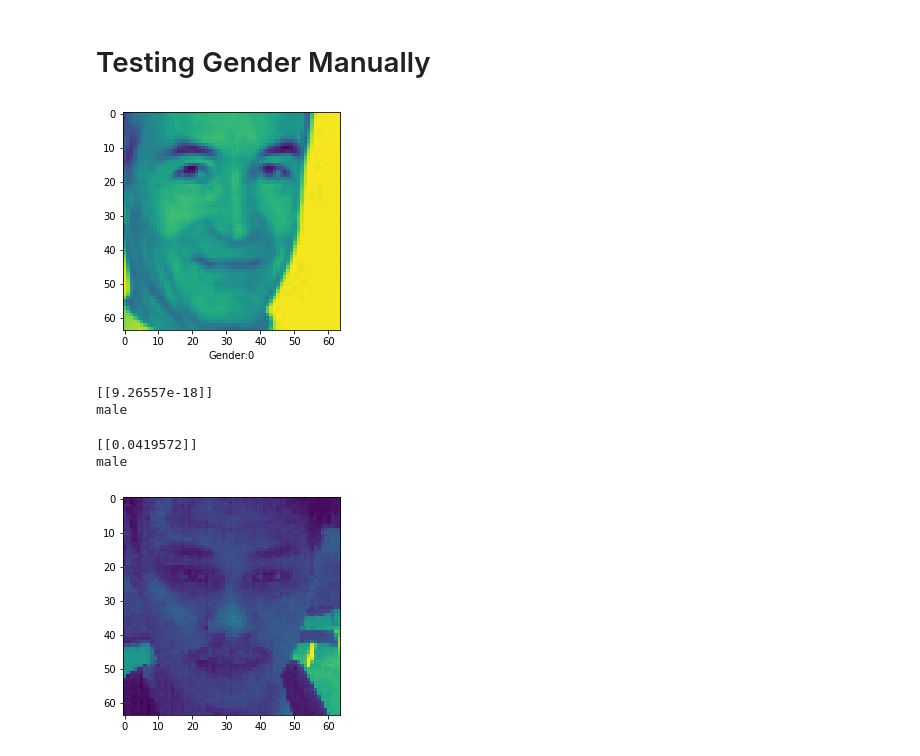
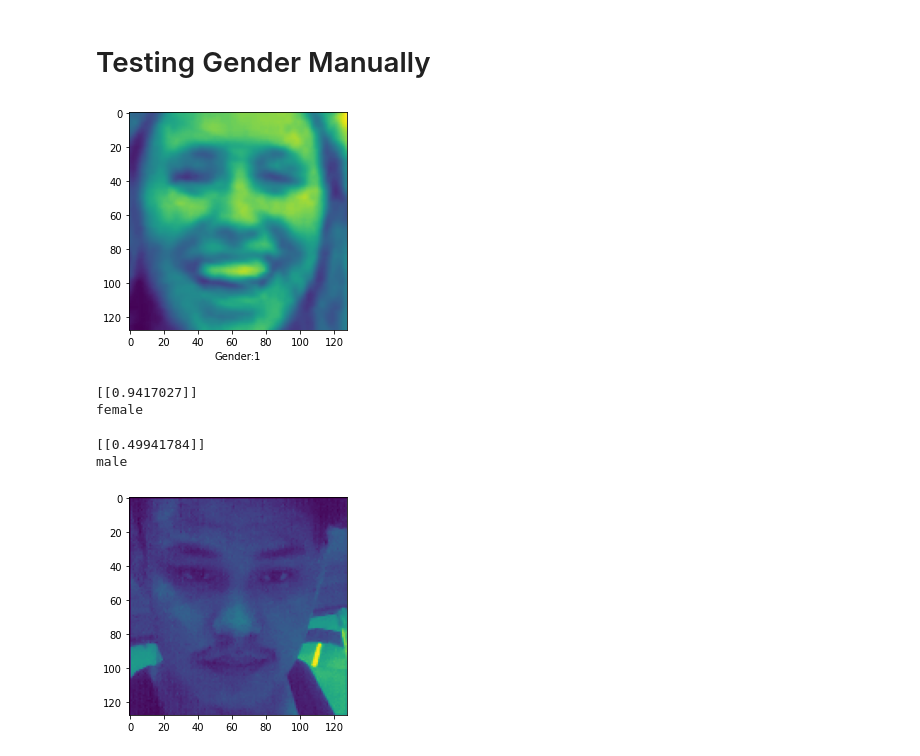
Before and after one commit to Uramud/age-and-gender-detection, a Jupyter notebook: Untitled1.ipynb, the cells around one changed output. Drawn from its saved outputs; the diff is of its cells as text; code cells hidden in the pictures.

```diff
--- a/Untitled1.ipynb
+++ b/Untitled1.ipynb
@@ -59,18 +46,16 @@ data.head()
 # %%
-X = np.array(data['pixels'].tolist())
-
 ## Converting pixels from 1D to 2D
-X = X.reshape(X.shape[0],64,64,1)
-
+X = X.reshape(X.shape[0],128,128,1)
+X.shape[0:]
 # show image
-plt.figure(figsize=(16,16))
-for i in range(1800,1805):
-    plt.subplot(5,5,(i%25)+1)
-    plt.grid(False)
-    plt.imshow(data['pixels'].iloc[i].reshape(64,64))
-    plt.xlabel(
-        "Age:"+str(data['age'].iloc[i])+
-        "  Gender:"+ str(data['gender'].iloc[i])
-    )
-plt.show()
+# plt.figure(figsize=(16,16))
+# for i in range(1800,1805):
+#     plt.subplot(5,5,(i%25)+1)
+#     plt.grid(False)
+#     plt.imshow(data['pixels'].iloc[i].reshape(128,128))
+#     plt.xlabel(
+#         "Age:"+str(data['age'].iloc[i])+
+#         "  Gender:"+ str(data['gender'].iloc[i])
+#     )
+# plt.show()
 # %% [output]
@@ -216,0 +221,9 @@ _________________________________________________________________
+# %%
+import keras
+model = keras.models.load_model('GenderModel/128gender-model-bright.h5')
+# %%
+from tensorflow.keras.optimizers import SGD
+opt = SGD(learning_rate=0.0001, decay=1e-6,momentum=0.5,nesterov=True)
+model.compile(optimizer=opt,loss='binary_crossentropy',metrics=['accuracy'])
+
+model.summary()
@@ -217,5 +248,5 @@ _________________________________________________________________
 # %%
-history = model1.fit(X_train, y_train, epochs=20,validation_data=(X_test,y_test))
+history = model.fit(X_train, y_train, epochs=20,validation_data=(X_test,y_test))
 # validation_split=0.2,validation_data=(X_test,y_test), batch_size=1024
 # %% [output]
 Epoch 1/20
@@ -280,25 +312,25 @@ model1.save('GenderModel/gender64_sgd_val_9152_ac_9964.h5')
 # %%
 # show image
 # ii male = 45,20,202
 # ii female = 22,21,25,47
 ii = 47
 
 plt.imshow(X_test[ii])
 plt.xlabel("Gender:"+ str(y_test.iloc[ii]))
 plt.show()
 # gender predict
 image_pixels = img_to_array(X_test[ii])
 image_pixels = np.expand_dims(image_pixels,axis=0)
-gend = model1.predict(image_pixels)
+gend = model.predict(image_pixels)
 print(gend)
 if gend[0][0] <=0.5:
     print('male')
 else:
     print('female')
 # %% [output]
-[figure, old version]
+[figure, new version]
-[[9.26557e-18]]
-male
+[[0.9417027]]
+female
 # %%
 sample_image = cv2.imread('opencv1.jpg')
 sample_image = cv2.cvtColor(sample_image,cv2.COLOR_BGR2GRAY)
@@ -307,12 +339,12 @@ faces = cv2.CascadeClassifier('haarcascade_frontalface_default.xml').detectMulti
 for (x,y,w,h) in faces:
     cv2.rectangle(sample_image,(x,y),(x+w,y+h),(0,0,255),2)
     roi_gray = sample_image[y:y+w,x:x+h]
-    roi_gray = cv2.resize(roi_gray,(64,64))
+    roi_gray = cv2.resize(roi_gray,(128,128))
     image_pixels = img_to_array(roi_gray)
     image_pixels = np.expand_dims(image_pixels,axis=0)
     image_pixels /=255
 
-    predictions = model1.predict(image_pixels)
+    predictions = model.predict(image_pixels)
     print(predictions)
     if predictions[0][0]<=0.5:
         print('male')
@@ -320,6 +352,6 @@ for (x,y,w,h) in faces:
         print('female')
     plt.imshow(roi_gray)
 # %% [output]
-[[0.0419572]]
+[[0.49941784]]
 male
-[figure, old version]
+[figure, new version]
```
Also changed, not shown: parts of 18 cells of this notebook, 33 other files.
